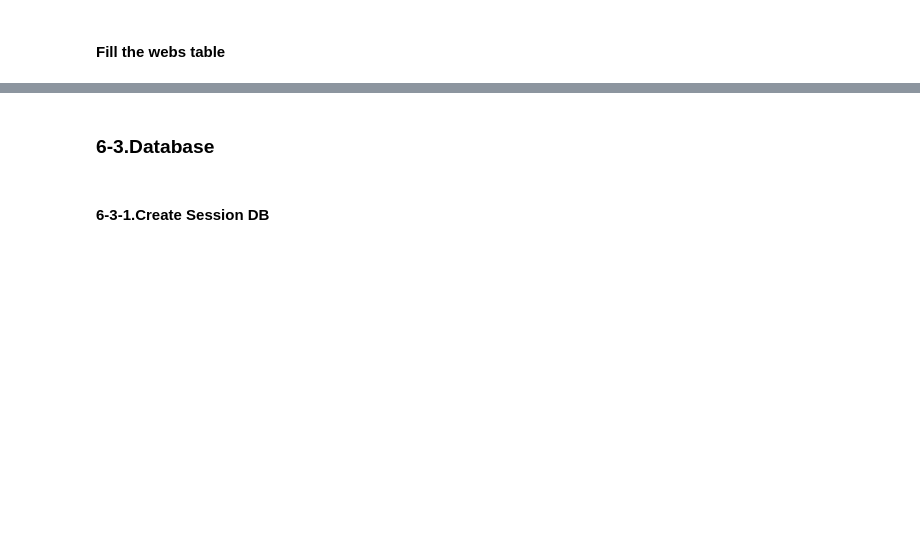
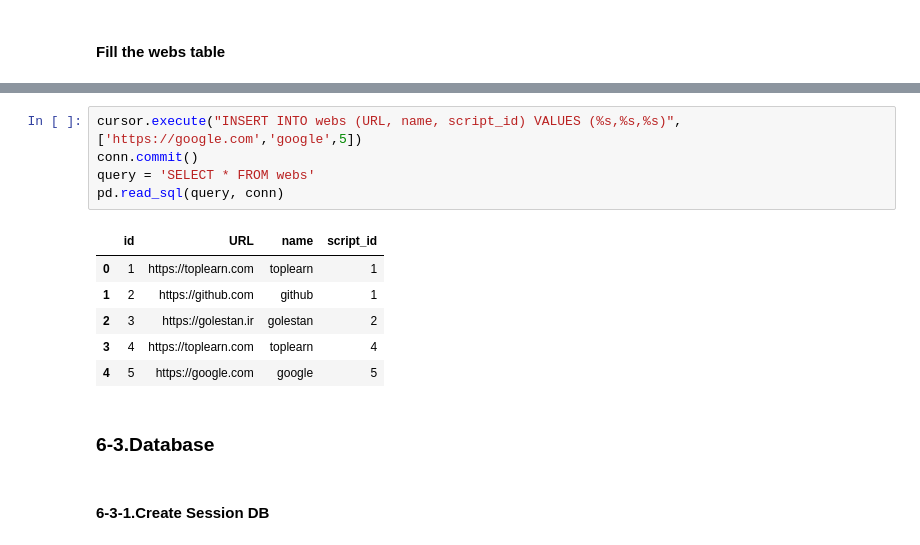
Before and after one commit to ngnma/Databas-Labratory, a Jupyter notebook: Untitled-1.ipynb, the cells around one changed output, grey strips where cells are left out. Saved outputs shown, nothing was run; the diff lists cells and outputs as text; blank space fills up the shorter version.

```diff
--- a/Untitled-1.ipynb
+++ b/Untitled-1.ipynb
@@ -763,3 +767,15 @@ pd.read_sql(query, conn)
+# %%
+cursor.execute("INSERT INTO webs (URL, name, script_id) VALUES (%s,%s,%s)", ['https://google.com','google',5])
+conn.commit()
+query = 'SELECT * FROM webs'
+pd.read_sql(query, conn)
+# %% [output]
+|  | id | URL | name | script_id |
+| 0 | 1 | https://toplearn.com | toplearn | 1 |
+| 1 | 2 | https://github.com | github | 1 |
+| 2 | 3 | https://golestan.ir | golestan | 2 |
+| 3 | 4 | https://toplearn.com | toplearn | 4 |
+| 4 | 5 | https://google.com | google | 5 |
 # %% [markdown]
 ### 6-3.Database
 # %% [markdown]
```
Also changed, not shown: parts of 8 cells of this notebook, 1 other file.
